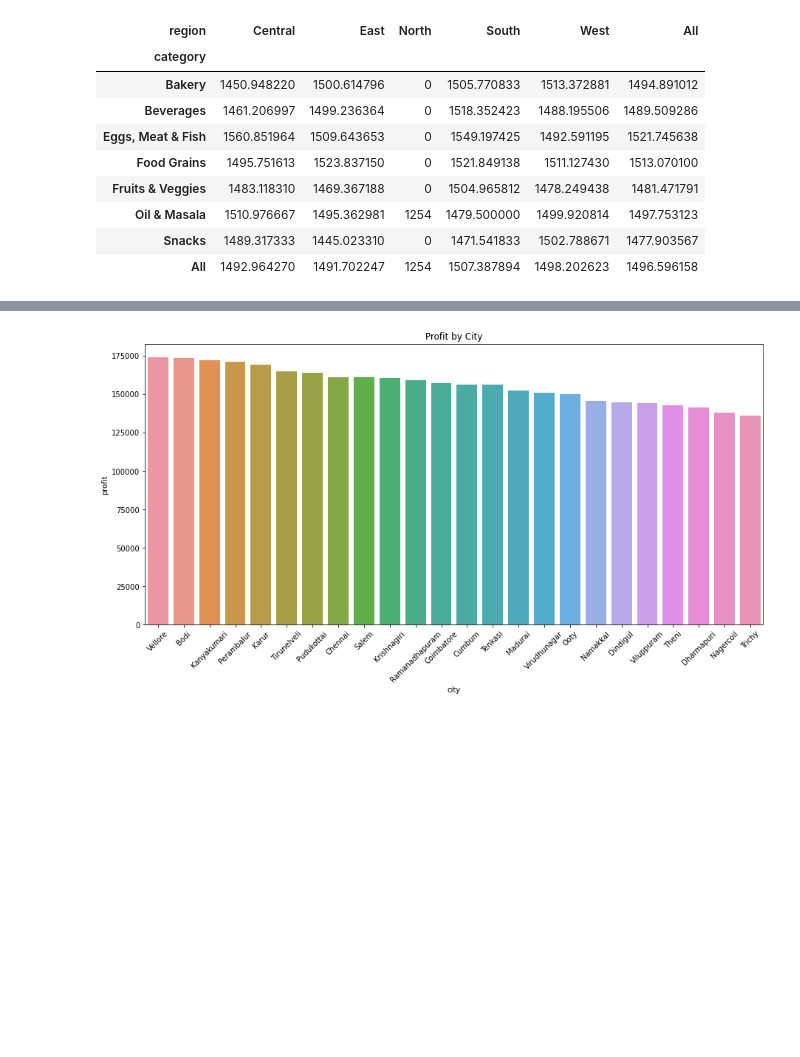
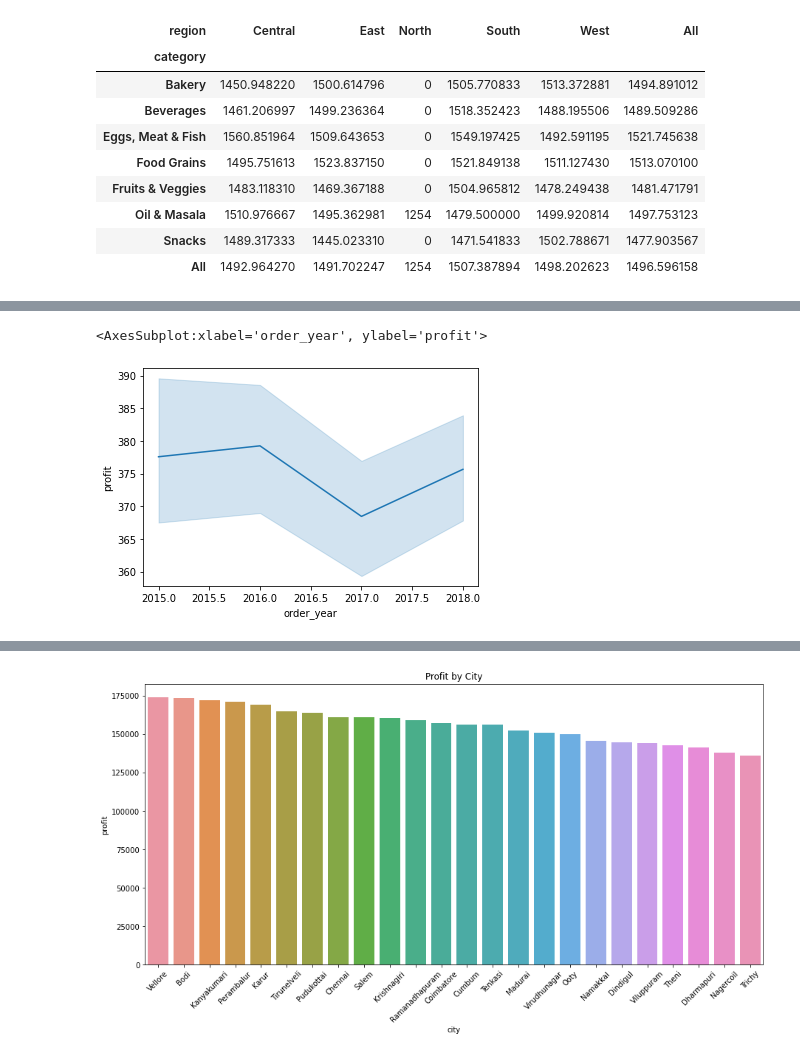
Before and after one commit to UCDPA-oneilld23/Grocery-Sales-project, a Jupyter notebook: UCDPA DON Assignment.ipynb, the cells around one changed output, grey strips where cells are left out. Saved outputs shown, nothing was run; the diff lists cells and outputs as text; code cells hidden in the pictures; blank space fills up the shorter version.

```diff
--- a/UCDPA DON Assignment.ipynb
+++ b/UCDPA DON Assignment.ipynb
@@ -290,0 +293,5 @@ sns.lineplot(data=Sales_data, x="new_order_date", y="total_sales")
+# %%
+sns.lineplot(data=Sales_data, x="order_year", y="profit")
+# %% [output]
+<AxesSubplot:xlabel='order_year', ylabel='profit'>
+[figure, added]
```
Also changed, not shown: parts of 13 cells of this notebook.
